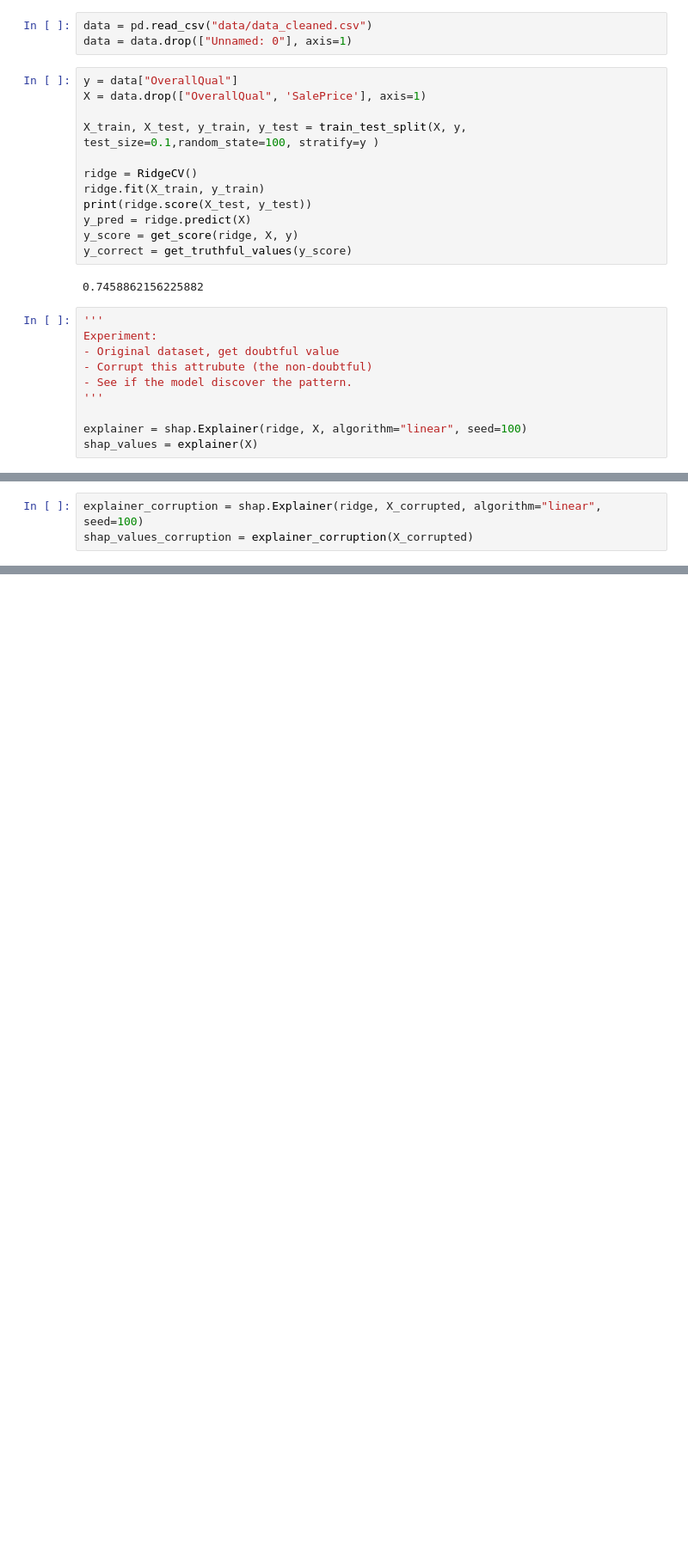
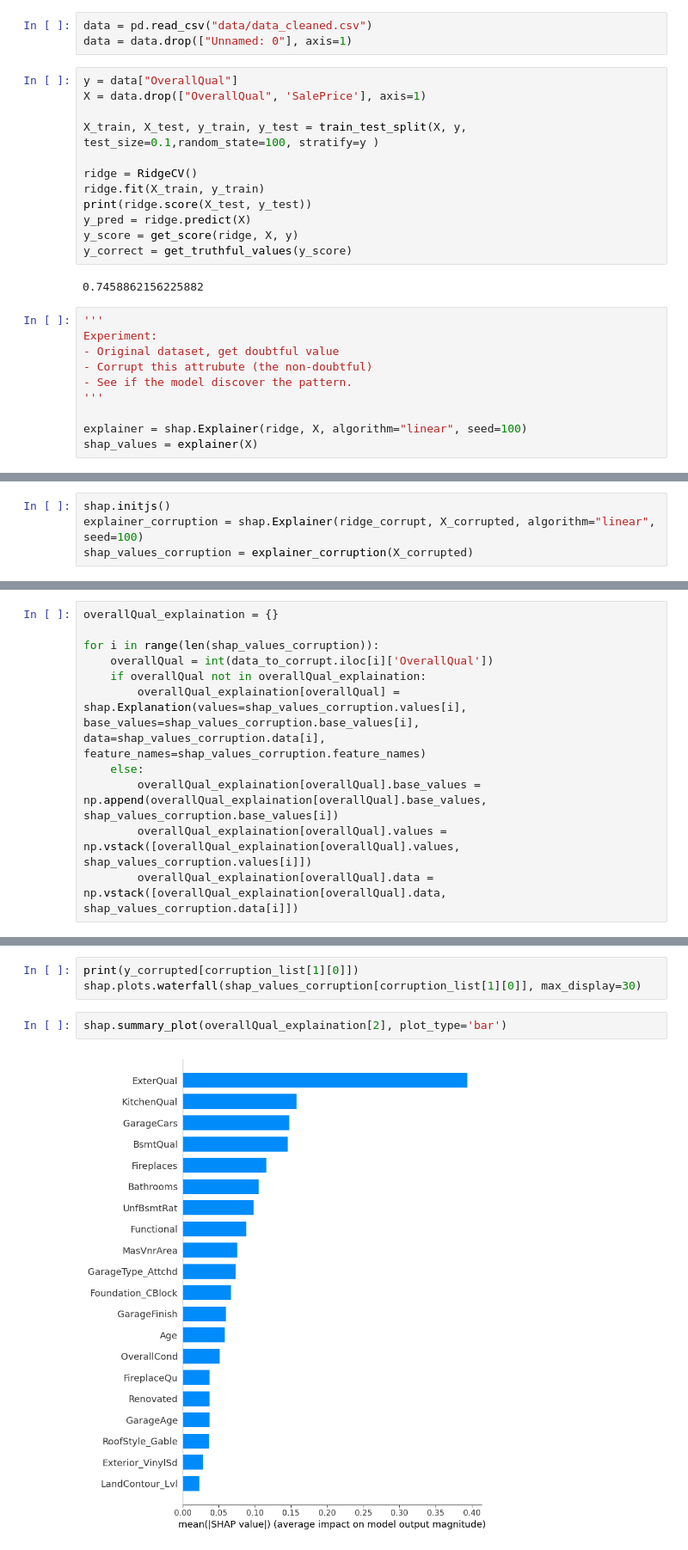
Before and after one commit to ngqhung0912/Research-Database-IR, a Jupyter notebook: data-corruption.ipynb, the cells around one changed output, grey strips where cells are left out. Shown at 86% size. Drawn from its saved outputs; the diff is of its cells as text; blank space fills up the shorter version.

```diff
--- a/data-corruption.ipynb
+++ b/data-corruption.ipynb
@@ -120,3 +126,4 @@ y_corrupted_doubt[y_corrupted_doubt['Corrupted'] == False]
 # %%
-explainer_corruption = shap.Explainer(ridge, X_corrupted, algorithm="linear", seed=100)
+shap.initjs()
+explainer_corruption = shap.Explainer(ridge_corrupt, X_corrupted, algorithm="linear", seed=100)
 shap_values_corruption = explainer_corruption(X_corrupted)
@@ -156,0 +132,11 @@ data.loc[267, 'OverallQual']
+# %%
+overallQual_explaination = {}
+
+for i in range(len(shap_values_corruption)):
+    overallQual = int(data_to_corrupt.iloc[i]['OverallQual'])
+    if overallQual not in overallQual_explaination:
+        overallQual_explaination[overallQual] = shap.Explanation(values=shap_values_corruption.values[i], base_values=shap_values_corruption.base_values[i], data=shap_values_corruption.data[i], feature_names=shap_values_corruption.feature_names)
+    else:
+        overallQual_explaination[overallQual].base_values = np.append(overallQual_explaination[overallQual].base_values, shap_values_corruption.base_values[i])
+        overallQual_explaination[overallQual].values = np.vstack([overallQual_explaination[overallQual].values, shap_values_corruption.values[i]])
+        overallQual_explaination[overallQual].data = np.vstack([overallQual_explaination[overallQual].data, shap_values_corruption.data[i]])
@@ -156,0 +169,7 @@ data.loc[267, 'OverallQual']
+# %%
+print(y_corrupted[corruption_list[1][0]])
+shap.plots.waterfall(shap_values_corruption[corruption_list[1][0]], max_display=30)
+# %%
+shap.summary_plot(overallQual_explaination[2], plot_type='bar')
+# %% [output]
+[figure, added]
```
Also changed, not shown: parts of 18 cells of this notebook, 9 other files.
